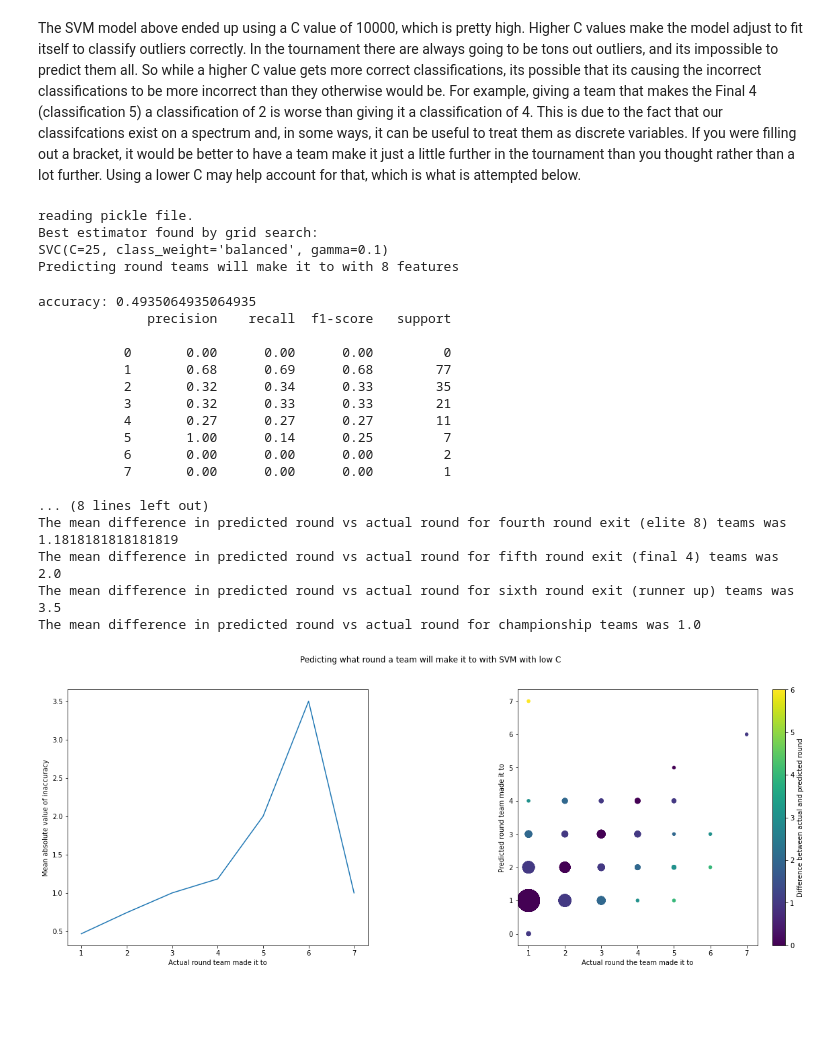
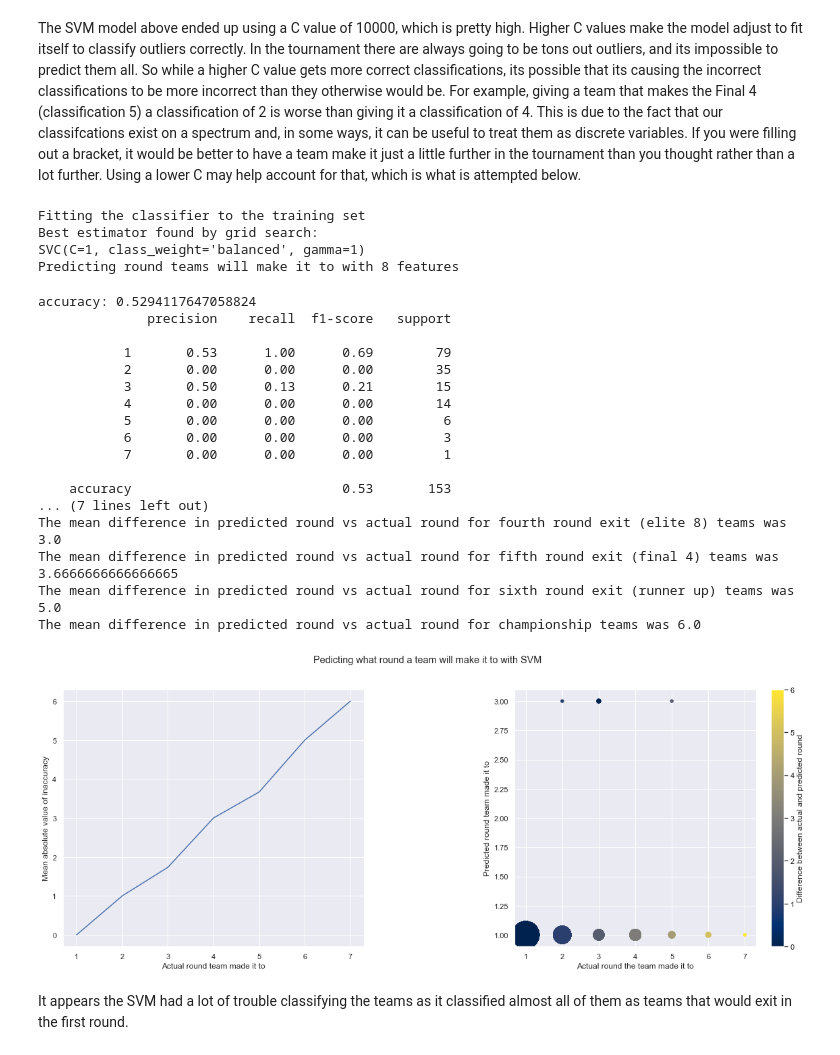
Before and after one commit to ajbenz18/march-madness-model, a Jupyter notebook: analysis.ipynb, the cells around one changed output. Cells and saved outputs as stored; diff of their text form; code cells hidden in the pictures; blank space fills up the shorter version.

```diff
--- a/analysis.ipynb
+++ b/analysis.ipynb
@@ -393,32 +412,0 @@ These 8 eigenvectors account for a total of 91 percent of the total variance in
-# %%
-trained = True
-
-if not trained:
-    print("Fitting the classifier to the training set")
-#     param_grid = {'C': [.01, .1, 1, 10, 1e3, 5e3, 1e4, 5e4, 1e5],
-#                   'gamma': [0.0001, 0.0005, 0.001, 0.005, 0.01, 0.1],
-#                   'kernel': ['linear', 'rbf']}
-    param_grid = {'C': [100, 1000, 10000],
-                  'gamma': [.001, .01, .1],
-                  'kernel': ['linear', 'rbf']}
-    clf = GridSearchCV(SVC(class_weight='balanced'), param_grid, n_jobs=-1)
-    clf = clf.fit(pca_train_vectors, train_labels)
-    print("Best estimator found by grid search:")
-    print(clf.best_estimator_)
-
-    #save the model to a file
-    pickle.dump(clf, open('svm_model.p', 'wb'))
-    trained = True
-
-else:
-    #read the model from a file
-    print("reading pickle file.")
-    clf = pickle.load(open('svm_model.p', 'rb'))
-    print("Best estimator found by grid search:")
-    print(clf.best_estimator_)
-
-
-# Quantitative evaluation of the model quality on the test set
-
-print("Predicting round teams will make it to with 8 features")
-pred_labels = clf.predict(pca_test_vectors)
@@ -451,17 +413,16 @@ The mean difference in predicted round vs actual round for championship teams wa
 # %% [markdown]
 The SVM model above ended up using a C value of 10000, which is pretty high. Higher C values make the model adjust to fit itself to classify outliers correctly. In the tournament there are always going to be tons out outliers, and its impossible to predict them all. So while a higher C value gets more correct classifications, its possible that its causing the incorrect classifications to be more incorrect than they otherwise would be. For example, giving a team that makes the Final 4 (classification 5) a classification of 2 is worse than giving it a classification of 4. This is due to the fact that our classifcations exist on a spectrum and, in some ways, it can be useful to treat them as discrete variables. If you were filling out a bracket, it would be better to have a team make it just a little further in the tournament than you thought rather than a lot further. Using a lower C may help account for that, which is what is attempted below.
 # %%
-##### CREATE AN SVM WITH A LOWER C VALUE
 
-trained = True
+trained = False
 
 if not trained:
     print("Fitting the classifier to the training set")
 #     param_grid = {'C': [.01, .1, 1, 10, 1e3, 5e3, 1e4, 5e4, 1e5],
 #                   'gamma': [0.0001, 0.0005, 0.001, 0.005, 0.01, 0.1],
 #                   'kernel': ['linear', 'rbf']}
-    param_grid = {'C': [.01, .1, 1, 10, 25],
-                  'gamma': [.01, .1, 1],
+    param_grid = {'C': [.01, .1, 1, 10, 25, 100],
+                  'gamma': [.001, .01, .1, 1],
                   'kernel': ['linear', 'rbf']}
     clf = GridSearchCV(SVC(class_weight='balanced'), param_grid, n_jobs=-1)
     clf = clf.fit(pca_train_vectors, train_labels)
@@ -469,13 +430,13 @@ if not trained:
     print(clf.best_estimator_)
 
     #save the model to a file
-    pickle.dump(clf, open('svm_model_lowC.p', 'wb'))
+    pickle.dump(clf, open('svm_model_pca.p', 'wb'))
     trained = True
 
 else:
     #read the model from a file
     print("reading pickle file.")
-    clf = pickle.load(open('svm_model_lowC.p', 'rb'))
+    clf = pickle.load(open('svm_model_pca.p', 'rb'))
     print("Best estimator found by grid search:")
     print(clf.best_estimator_)
 
@@ -485,28 +446,30 @@ else:
 print("Predicting round teams will make it to with 8 features")
 pred_labels = clf.predict(pca_test_vectors)
 # %% [output]
-reading pickle file.
+Fitting the classifier to the training set
 Best estimator found by grid search:
-SVC(C=25, class_weight='balanced', gamma=0.1)
+SVC(C=1, class_weight='balanced', gamma=1)
 Predicting round teams will make it to with 8 features
 # %%
-analyze_results(pred_labels, test_labels, "SVM with low C", classifier=True)
+analyze_results(pred_labels, test_labels, "SVM", classifier=True)
 # %% [output]
-accuracy: 0.4935064935064935
+accuracy: 0.5294117647058824
               precision    recall  f1-score   support
 
-           0       0.00      0.00      0.00         0
-           1       0.68      0.69      0.68        77
-           2       0.32      0.34      0.33        35
-           3       0.32      0.33      0.33        21
-           4       0.27      0.27      0.27        11
-           5       1.00      0.14      0.25         7
-           6       0.00      0.00      0.00         2
+           1       0.53      1.00      0.69        79
+           2       0.00      0.00      0.00        35
+           3       0.50      0.13      0.21        15
+           4       0.00      0.00      0.00        14
+           5       0.00      0.00      0.00         6
+           6       0.00      0.00      0.00         3
            7       0.00      0.00      0.00         1
 
-... (8 lines left out)
-The mean difference in predicted round vs actual round for fourth round exit (elite 8) teams was 1.1818181818181819
-The mean difference in predicted round vs actual round for fifth round exit (final 4) teams was 2.0
-The mean difference in predicted round vs actual round for sixth round exit (runner up) teams was 3.5
-The mean difference in predicted round vs actual round for championship teams was 1.0
+    accuracy                           0.53       153
+... (7 lines left out)
+The mean difference in predicted round vs actual round for fourth round exit (elite 8) teams was 3.0
+The mean difference in predicted round vs actual round for fifth round exit (final 4) teams was 3.6666666666666665
+The mean difference in predicted round vs actual round for sixth round exit (runner up) teams was 5.0
+The mean difference in predicted round vs actual round for championship teams was 6.0
-[figure, old version]
+[figure, new version]
+# %% [markdown]
+It appears the SVM had a lot of trouble classifying the teams as it classified almost all of them as teams that would exit in the first round.
```
Also changed, not shown: parts of 27 cells of this notebook, 1 other file.
